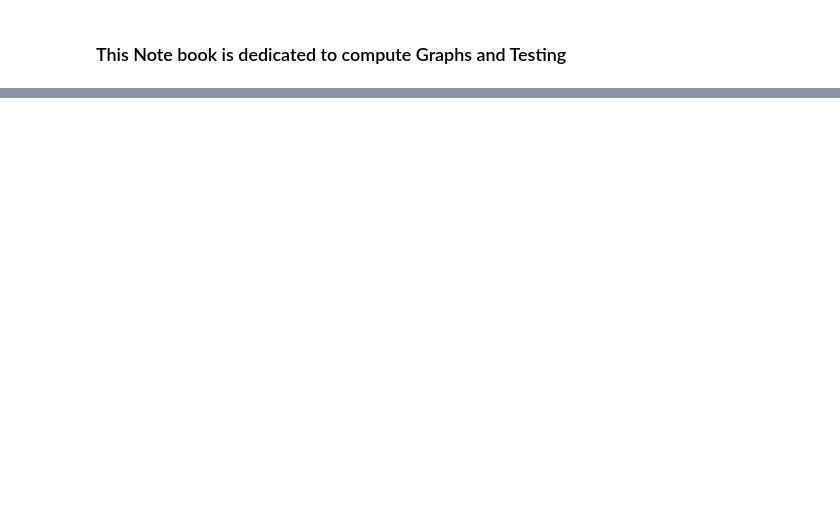
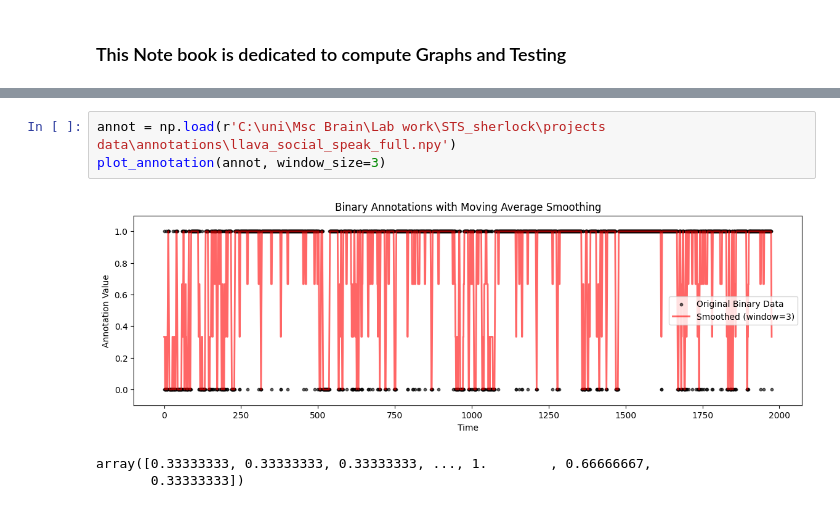
Before and after one commit to itaipeleg1/STS_sherlock, a Jupyter notebook: testing.ipynb, the cells around one changed output, grey strips where cells are left out. Saved outputs shown, nothing was run; the diff lists cells and outputs as text; blank space fills up the shorter version.

Commit message:
updated the testing, vomputing the graph

```diff
--- a/testing.ipynb
+++ b/testing.ipynb
@@ -42,0 +61,7 @@ print(cosine_between_annotations(anot3, leyla))
+# %%
+annot = np.load(r'C:\uni\Msc Brain\Lab work\STS_sherlock\projects data\annotations\llava_social_speak_full.npy')
+plot_annotation(annot, window_size=3)
+# %% [output]
+[figure, added]
+array([0.33333333, 0.33333333, 0.33333333, ..., 1.        , 0.66666667,
+       0.33333333])
```
Also changed, not shown: parts of 7 cells of this notebook, 1 other file.
